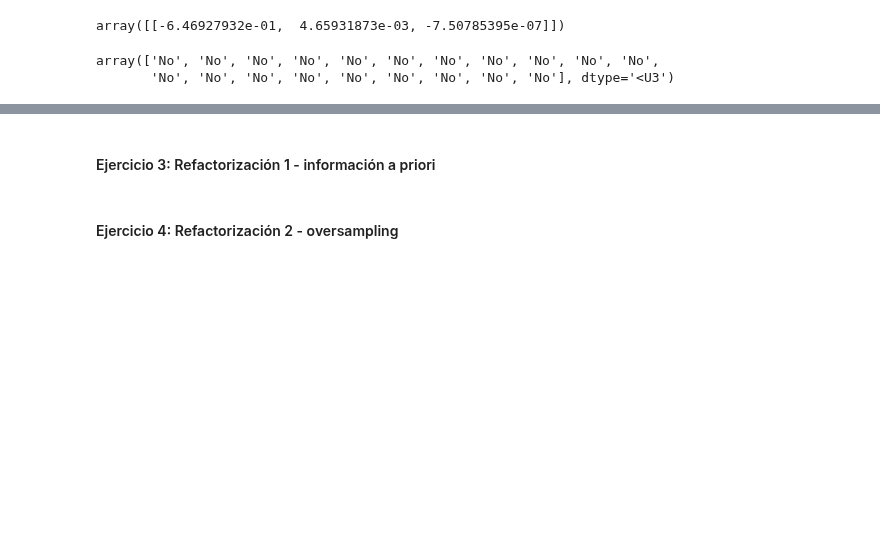
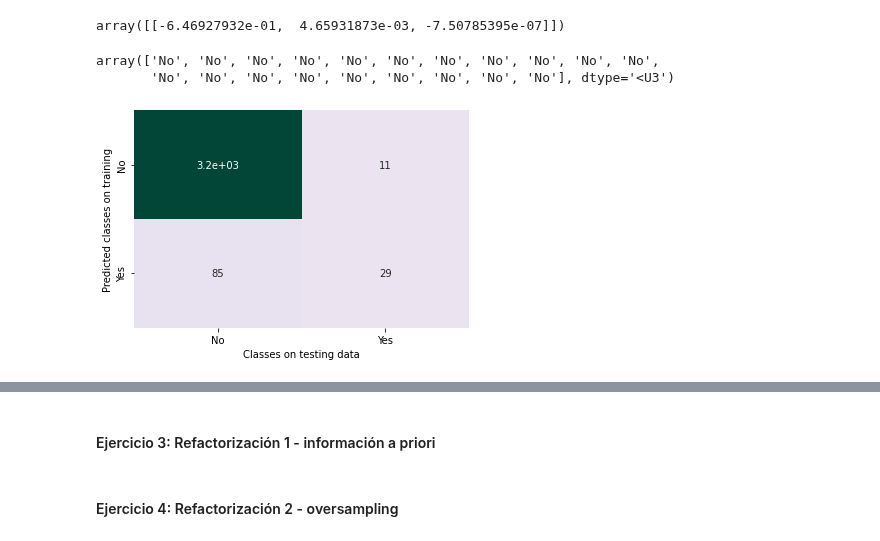
Before and after one commit to antosource/CursoDataScience, a Jupyter notebook: MachineLearning/2/Taller/taller2.ipynb, the cells around one changed output, grey strips where cells are left out. Drawn from its saved outputs; the diff is of its cells as text; code cells hidden in the pictures; blank space fills up the shorter version.

```diff
--- a/MachineLearning/2/Taller/taller2.ipynb
+++ b/MachineLearning/2/Taller/taller2.ipynb
@@ -120,3 +120,7 @@ lda_class_pred[:20]
 # %% [output]
 array(['No', 'No', 'No', 'No', 'No', 'No', 'No', 'No', 'No', 'No', 'No',
        'No', 'No', 'No', 'No', 'No', 'No', 'No', 'No', 'No'], dtype='<U3')
+# %%
+gfx.plot_confusion_matrix(y_test_vec, lda_class_pred, classes_labels=target_label)
+# %% [output]
+[figure, added]
```
Also changed, not shown: parts of 2 cells of this notebook, 6 other files.
